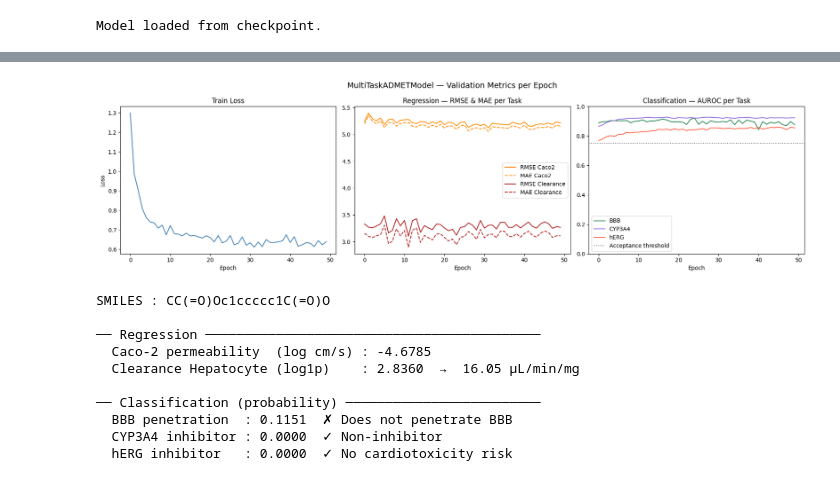
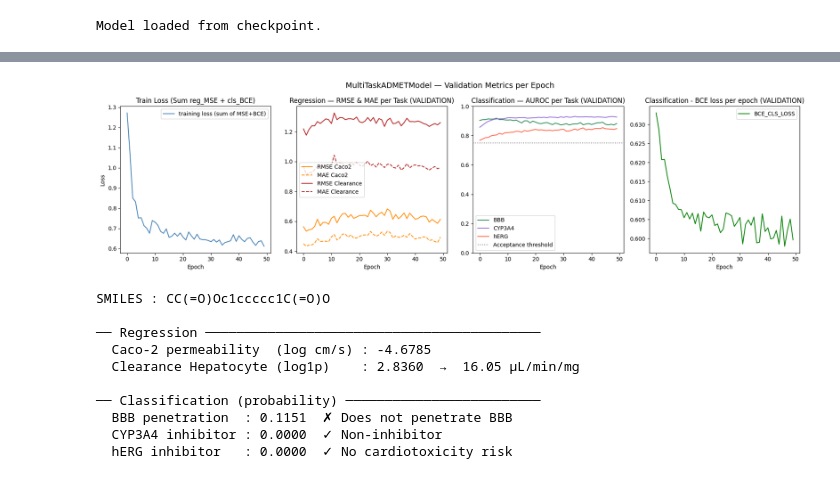
Before and after one commit to PauloSMP/ADMET_Project, a Jupyter notebook: projecto.ipynb, the cells around one changed output, grey strips where cells are left out. Drawn from its saved outputs; the diff is of its cells as text; code cells hidden in the pictures.

```diff
--- a/projecto.ipynb
+++ b/projecto.ipynb
@@ -1051,52 +1025,61 @@ plt.show()
 # Check Val metrics per epoch
 # Regression: RMSE and MAE task # Note the RMSE and MAE is computed with scales vs unscaled targets during training and validation.
 # Classification: AUROC per task
-metrics = pd.read_csv("logs/multi_task_admet/version_0/metrics.csv")
+metrics = pd.read_csv("logs/multi_task_admet/version_3/metrics.csv")
 
 # --- Separate metrics by type ---
 train_loss = (metrics[["epoch", "train/loss"]]
               .dropna(subset=["train/loss"])
               .groupby("epoch")["train/loss"].mean())
 
-val_reg = metrics[["epoch", "val/rmse_caco2", "val/mae_caco2",
-                    "val/rmse_clearance", "val/mae_clearance"]].dropna(subset=["val/rmse_caco2"])
+val_reg = metrics[["epoch", "val/mse_caco2", "val/rmse_caco2", "val/mae_caco2",
+                    "val/mse_clearance","val/rmse_clearance", "val/mae_clearance"]].dropna(subset=["val/rmse_caco2"])
 
-val_cls = metrics[["epoch", "val/auroc_bbb", "val/auroc_cyp3a4",
+val_cls = metrics[["epoch", "val/cls_loss", "val/auroc_bbb", "val/auroc_cyp3a4",
                     "val/auroc_herg"]].dropna(subset=["val/auroc_bbb"])
 
 # --- Plot ---
-fig, axes = plt.subplots(1, 3, figsize=(18, 5))
+fig, axes = plt.subplots(1, 4, figsize=(18, 5))
 fig.suptitle("MultiTaskADMETModel — Validation Metrics per Epoch", fontsize=14)
 
 # Train loss
-axes[0].plot(train_loss.index, train_loss.values, color="steelblue")
-axes[0].set_title("Train Loss")
+axes[0].plot(train_loss.index, train_loss.values, label = "training loss (sum of MSE+BCE)", color="steelblue")
+axes[0].set_title("Train Loss (Sum reg_MSE + cls_BCE)")
 axes[0].set_xlabel("Epoch")
 axes[0].set_ylabel("Loss")
+axes[0].legend()
 
 # Regression: RMSE + MAE per task
+axes[1].plot(val_reg["epoch"], val_reg["val/mse_caco2"], label = "MSE Caco2", color = "darkorange", linestyle = "-.")
 axes[1].plot(val_reg["epoch"], val_reg["val/rmse_caco2"],     label="RMSE Caco2",     color="darkorange")
 axes[1].plot(val_reg["epoch"], val_reg["val/mae_caco2"],      label="MAE Caco2",      color="darkorange", linestyle="--")
+axes[1].plot(val_reg["epoch"], val_reg["val/mse_clearance"], label="MSE Clearance", color="firebrick", linestyle = "-.")
 axes[1].plot(val_reg["epoch"], val_reg["val/rmse_clearance"], label="RMSE Clearance", color="firebrick")
 axes[1].plot(val_reg["epoch"], val_reg["val/mae_clearance"],  label="MAE Clearance",  color="firebrick",  linestyle="--")
-axes[1].set_title("Regression — RMSE & MAE per Task")
+axes[1].set_title("Regression — RMSE & MAE per Task (VALIDATION)")
 axes[1].set_xlabel("Epoch")
 axes[1].legend()
 
 # Classification: AUROC per task
 axes[2].plot(val_cls["epoch"], val_cls["val/auroc_bbb"],    label="BBB",    color="seagreen")
 axes[2].plot(val_cls["epoch"], val_cls["val/auroc_cyp3a4"], label="CYP3A4", color="mediumpurple")
 axes[2].plot(val_cls["epoch"], val_cls["val/auroc_herg"],   label="hERG",   color="tomato")
 axes[2].axhline(0.75, color="gray", linestyle=":", label="Acceptance threshold")
-axes[2].set_title("Classification — AUROC per Task")
+axes[2].set_title("Classification — AUROC per Task (VALIDATION)")
 axes[2].set_xlabel("Epoch")
 axes[2].set_ylim(0, 1)
 axes[2].legend()
 
+#Classification: BCE Loss
+axes[3].plot(val_cls["epoch"], val_cls["val/cls_loss"], label="BCE_CLS_LOSS", color ="green")
+axes[3].set_title("Classification - BCE loss per epoch (VALIDATION)")
+axes[3].set_xlabel("Epoch")
+axes[3].legend()
+
 plt.tight_layout()
 plt.show()
 # %% [output]
-[figure, old version]
+[figure, new version]
 # %%
 # Build function to predict ADMET properties for a given SMILES string using the trained multi-task model.
 
```
Also changed, not shown: parts of 12 cells of this notebook.
